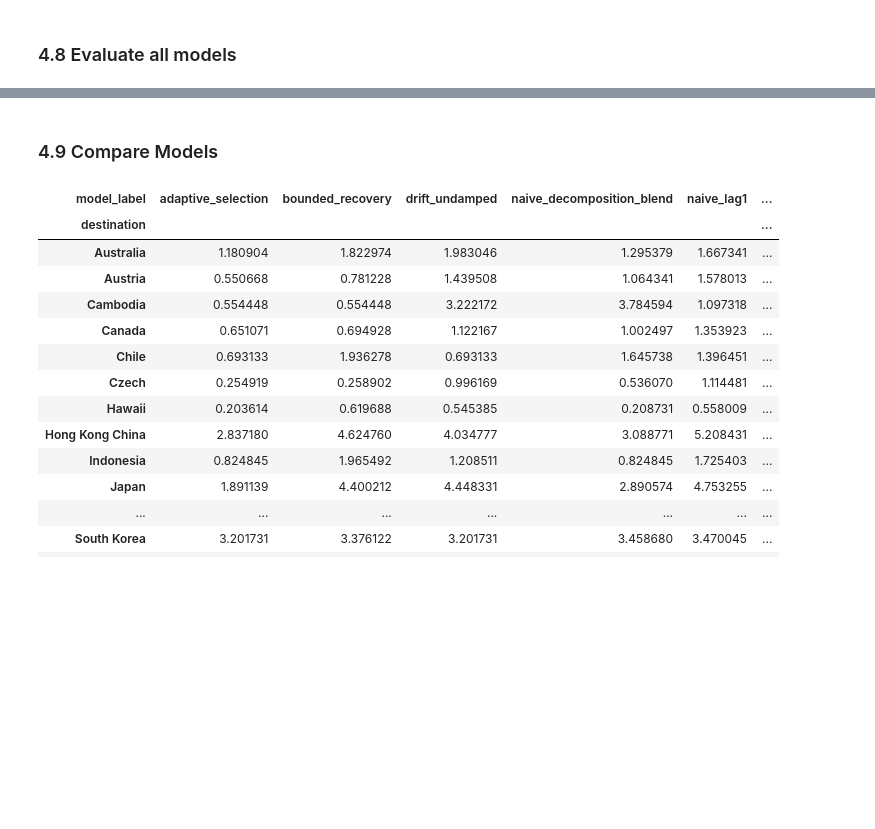
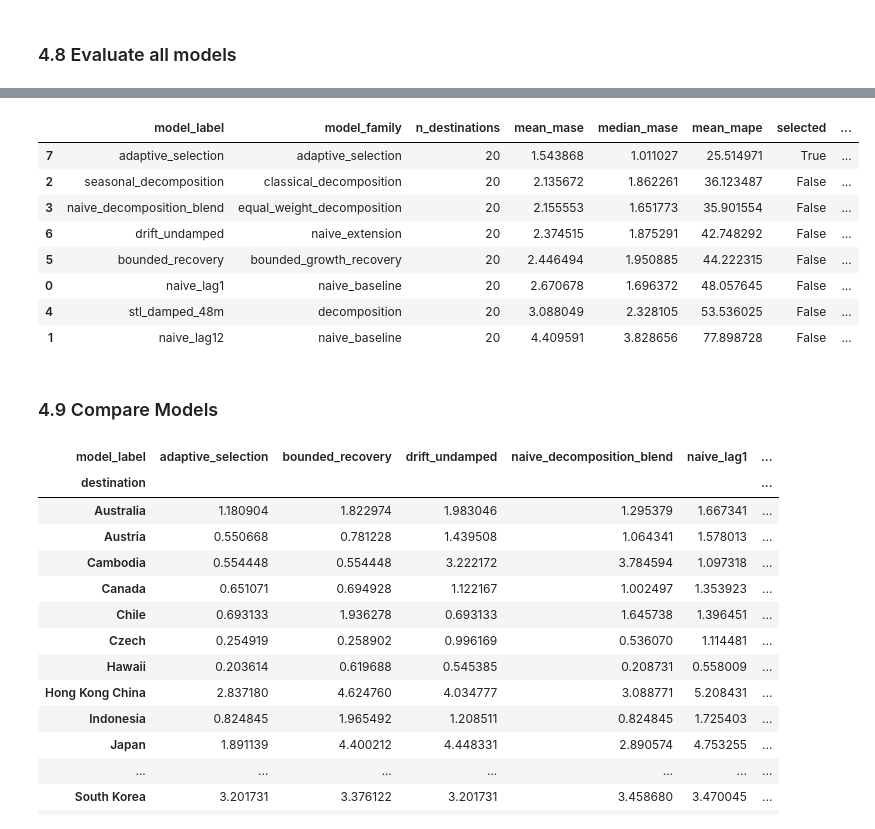
Before and after one commit to JoshHulett/SIT742-Asessment2-Group16, a Jupyter notebook: SIT742-2026T2-A2-Starter.ipynb, the cells around one changed output, grey strips where cells are left out. Cells and saved outputs as stored; diff of their text form; code cells hidden in the pictures; blank space fills up the shorter version.

Commit message:
Q4 Model Adjustments

```diff
--- a/SIT742-2026T2-A2-Starter.ipynb
+++ b/SIT742-2026T2-A2-Starter.ipynb
@@ -1621,3 +1587,81 @@ model_summary.sort_values("mean_mase")
+# %%
+MODEL_NOTES = {
+    "naive_lag1": {
+        "selection_rationale": "Required baseline, is the lag-1 MASE denominator scale that all models are compared against",
+        "reproducibility_notes": "Deterministic, output is the last observed value",
+        "stability_notes": "Flat forecast. All forecasts will be the same last-month value",
+    },
+    "naive_lag12": {
+        "selection_rationale": "Required baseline, forecasts by taking the value from the same month the previous year. Worst performing of all candidates",
+        "reproducibility_notes": "Deterministic, output is a fixed 12-month lookup",
+        "stability_notes": "Will only ever be that month's value from the previous year. No extrapolation",
+    },
+    "seasonal_decomposition": {
+        "selection_rationale": "Non-naive candidate. Combines a damped-drift level extrapolation with a seasonal index for each destination. Best model for 12 of the 20 destinations",
+        "reproducibility_notes": "Deterministic when the input actuals are fixed",
+        "stability_notes": "The drift damping bounds the drift for longer horizons. Degrades towards a flat seasonal pattern",
+    },
+    "naive_decomposition_blend": {
+        "selection_rationale": "Equal-weight average of naive_lag1 and seasonal_decomposition, reduces variance. Slightly worse mean MASE than seasonal decomposition, but slightly better median MASE and MAPE",
+        "reproducibility_notes": "Deterministic function of the naive_lag1 and seasonal_decomposition forecasts which are also deterministic",
+        "stability_notes": "Averaging with a naive forecast with dampen extreme values, but could also dampen real trends",
+    },
+    "stl_damped_48m": {
+        "selection_rationale": "STL decomposition with a rolling 48-month log-scale window and damped trend continuation. Performs better than seasonal_decomposition for 2 of the 20 destinations",
+        "reproducibility_notes": "Deterministic for fixed inputs, defaults to naive_lag1 when too few observations",
+        "stability_notes": "The damped trends prevent runaway extrapolation, the STL fallback prevents unstable STL fits",
+    },
+    "bounded_recovery": {
+        "selection_rationale": "Intended for destinations still recovering towards a pre-pandemic baseline. Pulls deseasonalised level towards a stable 8-4 years-ago reference. Performs best for 1 of the 20 destinations (Cambodia)",
+        "reproducibility_notes": "Deterministic, fixed speed with no randomness. Falls back to naive_lag1 if under 36 observations",
+        "stability_notes": "Limits potential of diverging by explicitly clipping recovery speed and having the level pulled to a historical mean",
+    },
+    "drift_undamped": {
+        "selection_rationale": "Simple linear drift from the last 12-month mean. Performs best for 4 of the 20 destinations, suggesting that these destinations experience large month-on-month spikes during the validation window",
+        "reproducibility_notes": "Deterministic, drift is the mean of the last 12 month differences",
+        "stability_notes": "No damping may result in unrealistic extrapolation for volatile destinations",
+    },
+    "adaptive_selection": {
+        "selection_rationale": "Final submitted model. Selects the best candidate model per-destination with the lowest MASE. No one model dominates across all destinations, selecting on a per-destination basis allows forecasts to capture unique trends and patterns across all 20 destinations",
+        "reproducibility_notes": "Deterministic given that the candidate models are deterministic and the validation window is fixed, which they are. Selects the same best model per-destination on every rerun",
+        "stability_notes": "Outputs are run through a stability guardrail, which clips month-on-month growth relative to the previous value. Prevents worst-case extrapolation",
+    },
+}
+
+validation_forecasts_parts = []
+validation_metrics_parts = []
+model_summary_rows = []
+
+for forecast_wide, label, family in MODEL_REGISTRY:
+    dest_metrics, agg, family = evaluate_and_record(
+        forecast_wide, label, family, validation_forecasts_parts, validation_metrics_parts
+    )
+    notes = MODEL_NOTES.get(label, {})
+    model_summary_rows.append({
+        "model_label": label,
+        "model_family": family,
+        **agg,
+        "selected": label == "adaptive_selection",
+        "selection_rationale": notes.get("selection_rationale", ""),
+        "reproducibility_notes": notes.get("reproducibility_notes", ""),
+        "stability_notes": notes.get("stability_notes", ""),
+    })
+
+validation_forecasts = pd.concat(validation_forecasts_parts, ignore_index=True)
+validation_metrics = pd.concat(validation_metrics_parts, ignore_index=True)
+model_summary = pd.DataFrame(model_summary_rows)[MODEL_SUMMARY_COLUMNS]
+
+model_summary.sort_values("mean_mase")
+# %% [output]
+|  | model_label | model_family | n_destinations | mean_mase | median_mase | mean_mape | selected | ... |
+| 7 | adaptive_selection | adaptive_selection | 20 | 1.543868 | 1.011027 | 25.514971 | True | ... |
+| 2 | seasonal_decomposition | classical_decomposition | 20 | 2.135672 | 1.862261 | 36.123487 | False | ... |
+| 3 | naive_decomposition_blend | equal_weight_decomposition | 20 | 2.155553 | 1.651773 | 35.901554 | False | ... |
+| 6 | drift_undamped | naive_extension | 20 | 2.374515 | 1.875291 | 42.748292 | False | ... |
+| 5 | bounded_recovery | bounded_growth_recovery | 20 | 2.446494 | 1.950885 | 44.222315 | False | ... |
+| 0 | naive_lag1 | naive_baseline | 20 | 2.670678 | 1.696372 | 48.057645 | False | ... |
+| 4 | stl_damped_48m | decomposition | 20 | 3.088049 | 2.328105 | 53.536025 | False | ... |
+| 1 | naive_lag12 | naive_baseline | 20 | 4.409591 | 3.828656 | 77.898728 | False | ... |
 # %% [markdown]
 ### 4.9 Compare Models
 # %%
```
Also changed, not shown: parts of 6 cells of this notebook, 1 other file.
